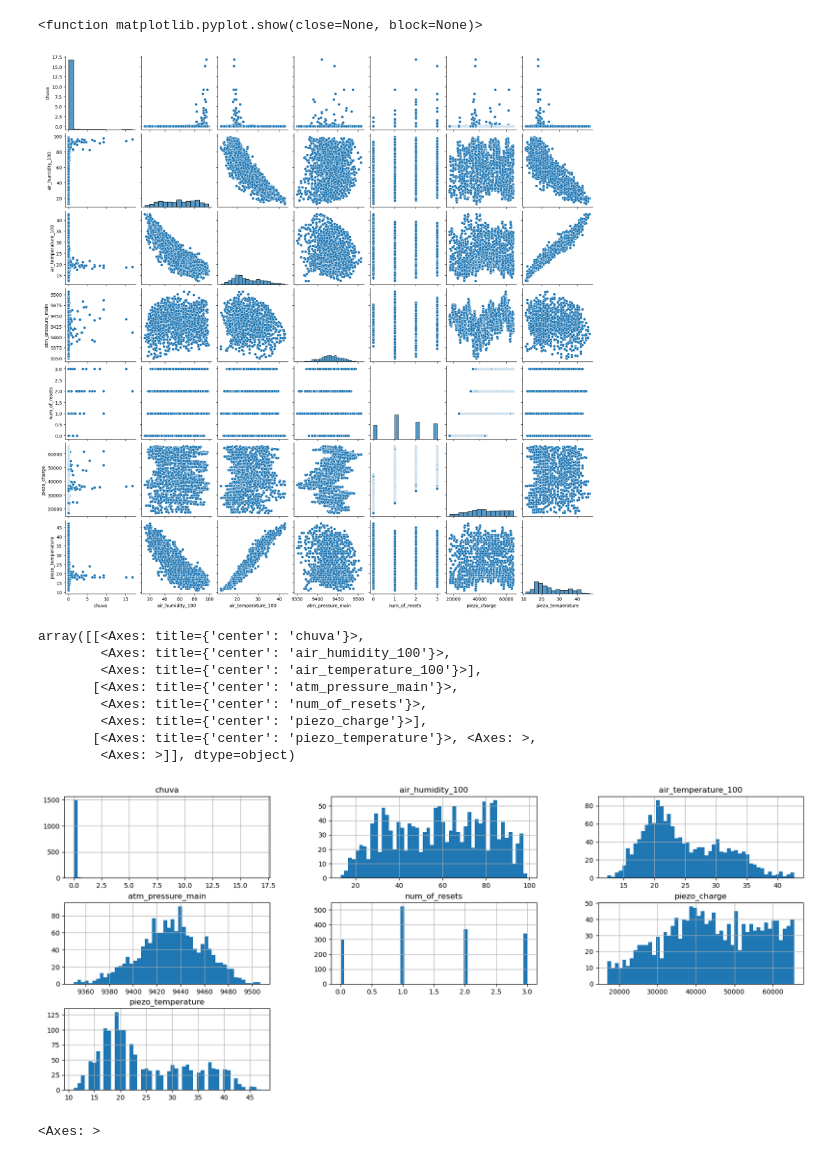
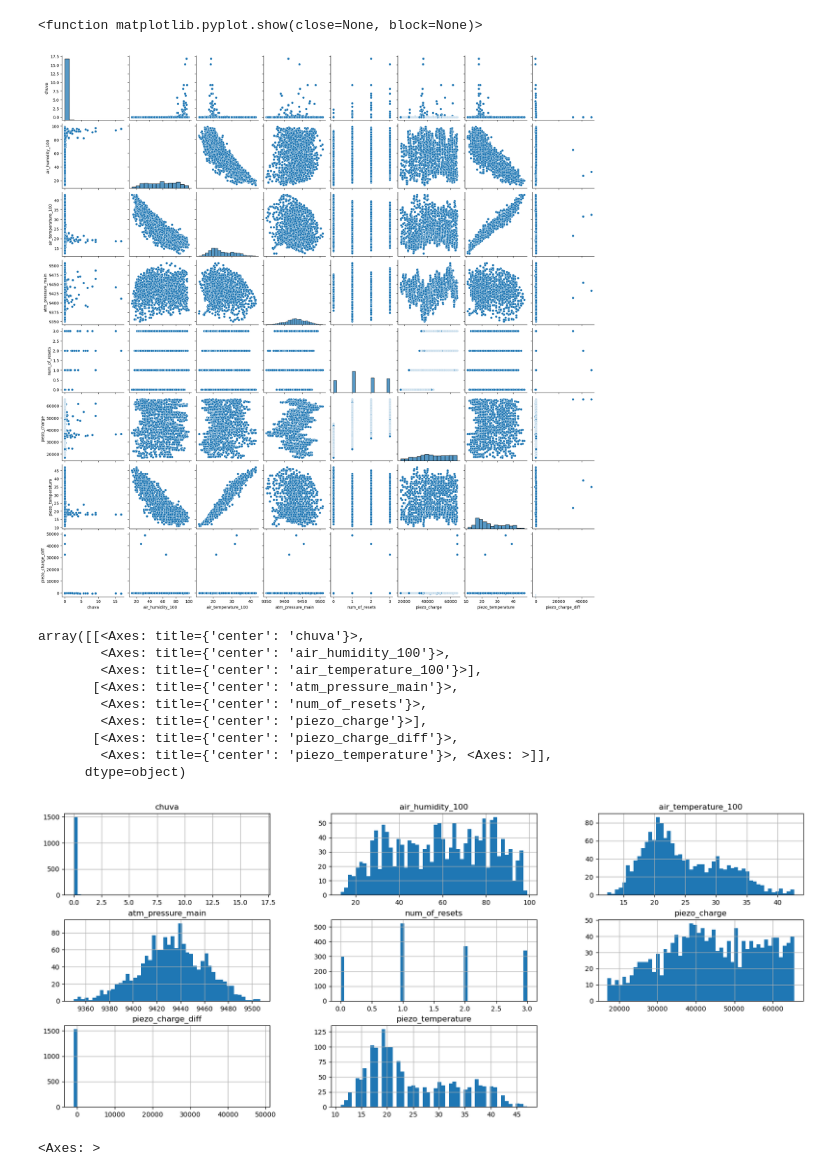
Before and after one commit to MarceloMontesDS/Desafio-FieldPro, a Jupyter notebook: Notebook.ipynb, the cells around one changed output. Saved outputs shown, nothing was run; the diff lists cells and outputs as text; code cells hidden in the pictures.

```diff
--- a/Notebook.ipynb
+++ b/Notebook.ipynb
@@ -27,4 +30,7 @@ df1['data'] = pd.to_datetime(df1['data']+' '+df1['Hora (Brasília)'],format = '%
 df2['data'] = pd.to_datetime(df2['data'],format = '%Y-%m-%d %H:%M:%S%z').dt.tz_convert("Brazil/East")
 df = df1.merge(df2).drop(["Hora (Brasília)"],axis = 1)
 #pytz.all_timezones
+
+#Geando campo com diferenças de cargas
+df['piezo_charge_diff'] = df['piezo_charge'].diff()
 # %%
@@ -77,20 +77,21 @@ sns.pairplot(df)
 plt.show
 # %% [output]
 <function matplotlib.pyplot.show(close=None, block=None)>
-[figure, old version]
+[figure, new version]
 # %%
 df[['chuva', 'air_humidity_100', 'air_temperature_100', 'atm_pressure_main', 'num_of_resets',
-    'piezo_charge', 'piezo_temperature']].hist(figsize=(20,8), bins=50)
+    'piezo_charge', 'piezo_charge_diff', 'piezo_temperature']].hist(figsize=(20,8), bins=50)
 # %% [output]
 array([[<Axes: title={'center': 'chuva'}>,
         <Axes: title={'center': 'air_humidity_100'}>,
         <Axes: title={'center': 'air_temperature_100'}>],
        [<Axes: title={'center': 'atm_pressure_main'}>,
         <Axes: title={'center': 'num_of_resets'}>,
         <Axes: title={'center': 'piezo_charge'}>],
-       [<Axes: title={'center': 'piezo_temperature'}>, <Axes: >,
-        <Axes: >]], dtype=object)
+       [<Axes: title={'center': 'piezo_charge_diff'}>,
+        <Axes: title={'center': 'piezo_temperature'}>, <Axes: >]],
+      dtype=object)
-[figure, old version]
+[figure, new version]
 # %%
 %matplotlib inline
 df.boxplot(['chuva'])
```
Also changed, not shown: parts of 12 cells of this notebook.
